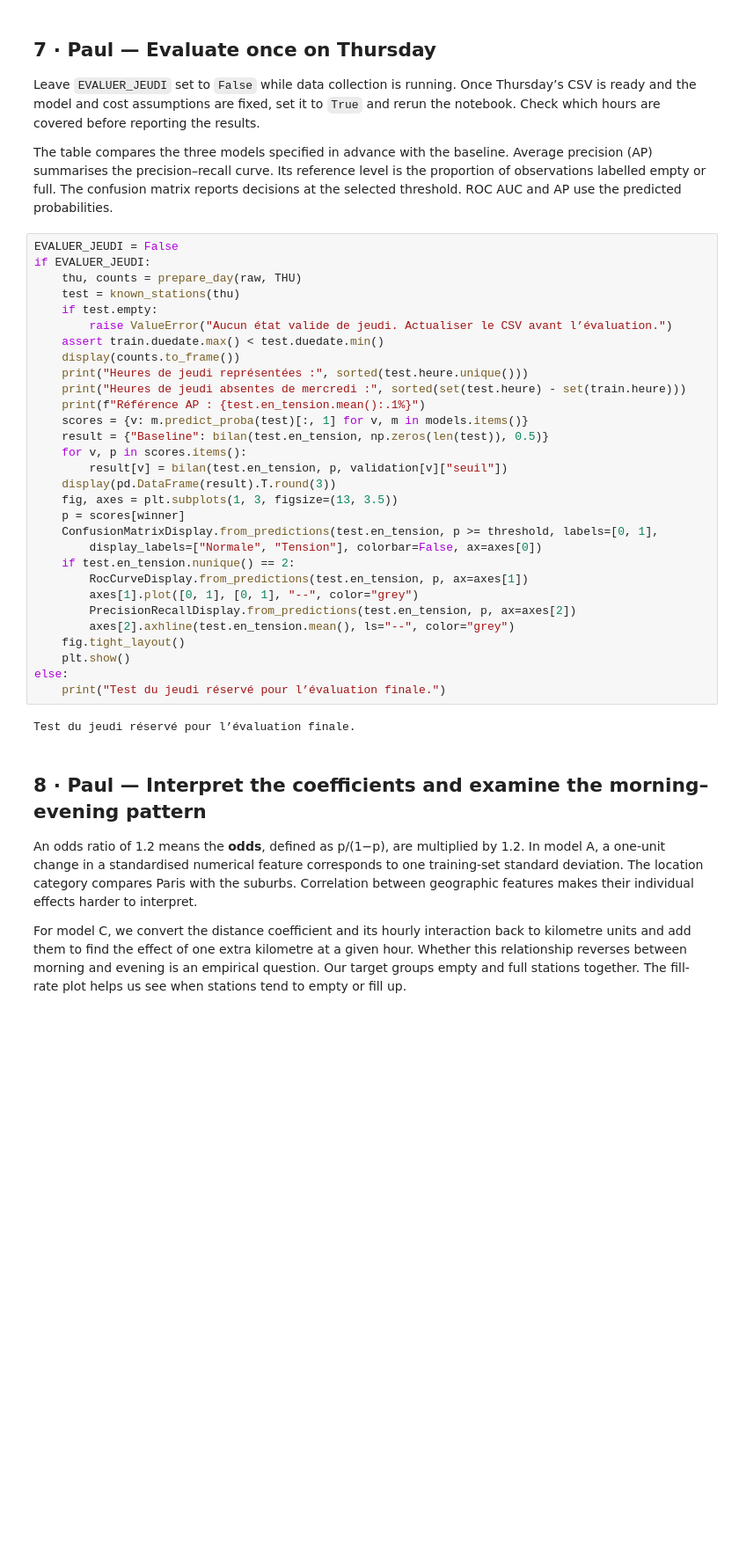
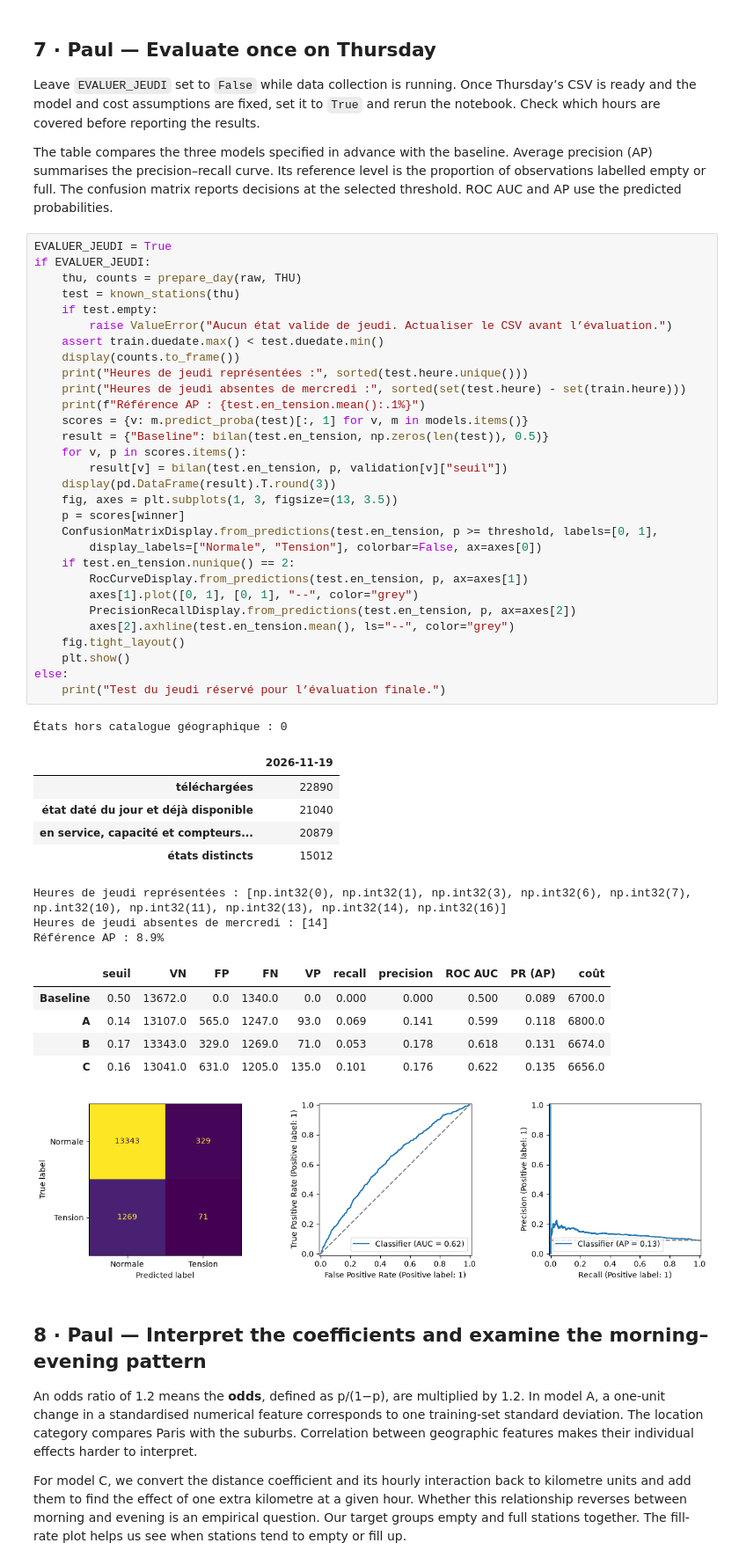
Before and after one commit to mgermane-ship-it/velib-collecte, a Jupyter notebook: velib_classification.ipynb, the cells around one changed output. Shown at 88% size. Saved outputs shown, nothing was run; the diff lists cells and outputs as text; blank space fills up the shorter version.

Commit message:
Version finale

```diff
--- a/velib_classification.ipynb
+++ b/velib_classification.ipynb
@@ -325,37 +325,51 @@ Leave `EVALUER_JEUDI` set to `False` while data collection is running. Once Thur
 
 The table compares the three models specified in advance with the baseline. Average precision (AP) summarises the precision–recall curve. Its reference level is the proportion of observations labelled empty or full. The confusion matrix reports decisions at the selected threshold. ROC AUC and AP use the predicted probabilities.
 # %%
-EVALUER_JEUDI = False
+EVALUER_JEUDI = True
 if EVALUER_JEUDI:
     thu, counts = prepare_day(raw, THU)
     test = known_stations(thu)
     if test.empty:
         raise ValueError("Aucun état valide de jeudi. Actualiser le CSV avant l’évaluation.")
     assert train.duedate.max() < test.duedate.min()
     display(counts.to_frame())
     print("Heures de jeudi représentées :", sorted(test.heure.unique()))
     print("Heures de jeudi absentes de mercredi :", sorted(set(test.heure) - set(train.heure)))
     print(f"Référence AP : {test.en_tension.mean():.1%}")
     scores = {v: m.predict_proba(test)[:, 1] for v, m in models.items()}
     result = {"Baseline": bilan(test.en_tension, np.zeros(len(test)), 0.5)}
     for v, p in scores.items():
         result[v] = bilan(test.en_tension, p, validation[v]["seuil"])
     display(pd.DataFrame(result).T.round(3))
     fig, axes = plt.subplots(1, 3, figsize=(13, 3.5))
     p = scores[winner]
     ConfusionMatrixDisplay.from_predictions(test.en_tension, p >= threshold, labels=[0, 1],
         display_labels=["Normale", "Tension"], colorbar=False, ax=axes[0])
     if test.en_tension.nunique() == 2:
         RocCurveDisplay.from_predictions(test.en_tension, p, ax=axes[1])
         axes[1].plot([0, 1], [0, 1], "--", color="grey")
         PrecisionRecallDisplay.from_predictions(test.en_tension, p, ax=axes[2])
         axes[2].axhline(test.en_tension.mean(), ls="--", color="grey")
     fig.tight_layout()
     plt.show()
 else:
     print("Test du jeudi réservé pour l’évaluation finale.")
 # %% [output]
-Test du jeudi réservé pour l’évaluation finale.
+États hors catalogue géographique : 0
+|  | 2026-11-19 |
+| téléchargées | 22890 |
+| état daté du jour et déjà disponible | 21040 |
+| en service, capacité et compteurs... | 20879 |
+| états distincts | 15012 |
+Heures de jeudi représentées : [np.int32(0), np.int32(1), np.int32(3), np.int32(6), np.int32(7), np.int32(10), np.int32(11), np.int32(13), np.int32(14), np.int32(16)]
+Heures de jeudi absentes de mercredi : [14]
+Référence AP : 8.9%
+|  | seuil | VN | FP | FN | VP | recall | precision | ROC AUC | PR (AP) | coût |
+| Baseline | 0.50 | 13672.0 | 0.0 | 1340.0 | 0.0 | 0.000 | 0.000 | 0.500 | 0.089 | 6700.0 |
+| A | 0.14 | 13107.0 | 565.0 | 1247.0 | 93.0 | 0.069 | 0.141 | 0.599 | 0.118 | 6800.0 |
+| B | 0.17 | 13343.0 | 329.0 | 1269.0 | 71.0 | 0.053 | 0.178 | 0.618 | 0.131 | 6674.0 |
+| C | 0.16 | 13041.0 | 631.0 | 1205.0 | 135.0 | 0.101 | 0.176 | 0.622 | 0.135 | 6656.0 |
+[figure, added]
 # %% [markdown]
 ## 8 · Paul — Interpret the coefficients and examine the morning–evening pattern
 
```
Also changed, not shown: parts of 1 cell of this notebook.
